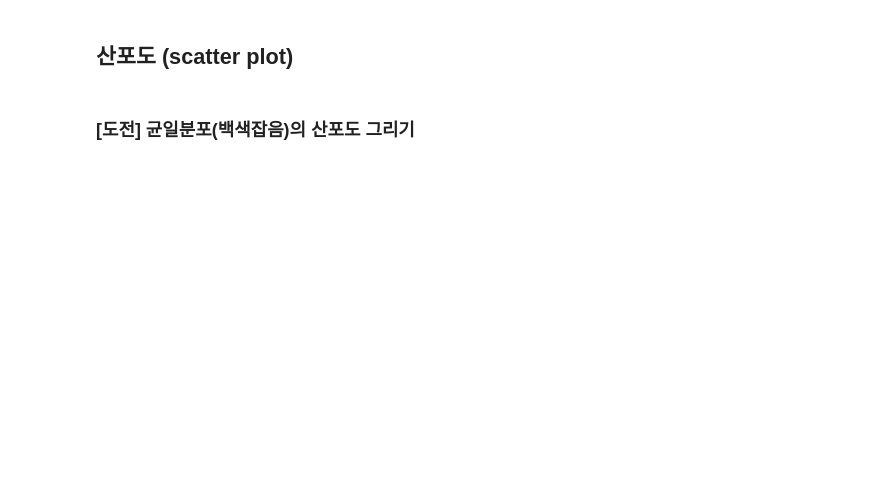
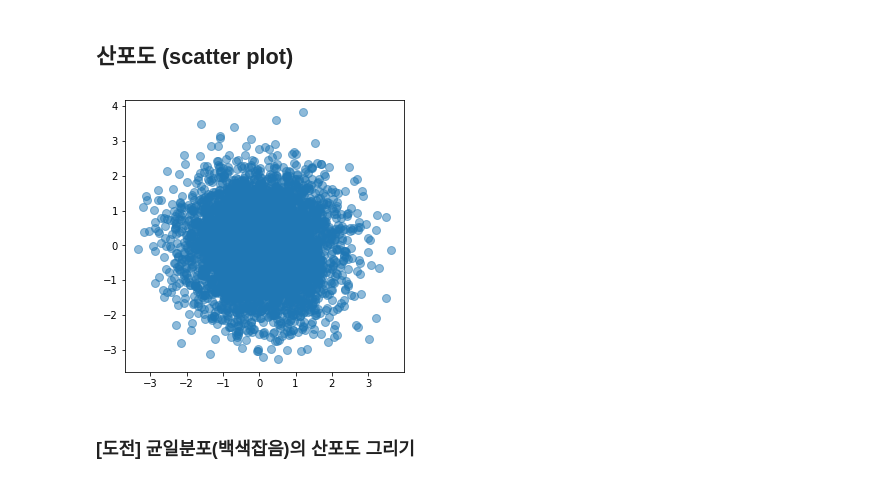
Before and after one commit to pdm03/pdm03, a Jupyter notebook: py-graphics/matplotlib_1_intro.ipynb, the cells around one changed output. Cells and saved outputs as stored; diff of their text form; code cells hidden in the pictures; blank space fills up the shorter version.

```diff
--- a/py-graphics/matplotlib_1_intro.ipynb
+++ b/py-graphics/matplotlib_1_intro.ipynb
@@ -40,10 +58,12 @@ plt.plot(np.arange(0.0, 2.0, 0.1), s1, 'o') #, ms = 4)
 # %%
 # 산포도(scatter plot)를 그린다
 # 마커를 사용하여 산포도를 작성
 # 표준 정규 분포에 따라 난수 생성
 x = np.random.randn(5000)
 y = np.random.randn(5000)
 plt.figure(figsize=(5,5))
-t = plt.plot(x, y, 'o', alpha=0.1)   #, ms=8)
+t = plt.plot(x, y, 'o', alpha=0.5, ms=8)
+# %% [output]
+[figure, added]
 # %% [markdown]
 ### [도전] 균일분포(백색잡음)의 산포도 그리기
```
Also changed, not shown: parts of 12 cells of this notebook.
